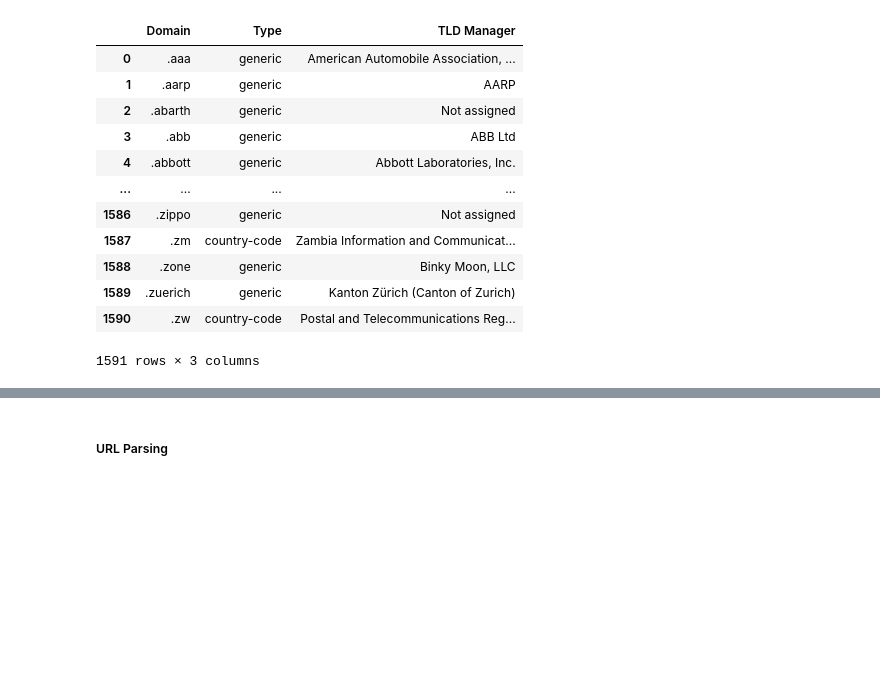
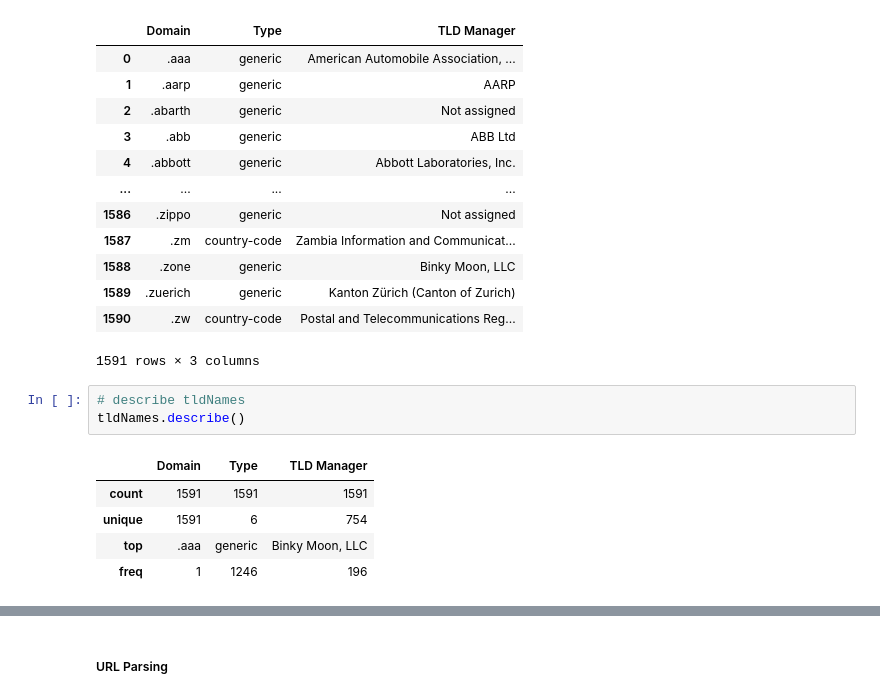
Before and after one commit to mdgarber/DetectPhishURL, a Jupyter notebook: DetectPhishURL/notebooks/detectPhishUrl.ipynb, the cells around one changed output, grey strips where cells are left out. Cells and saved outputs as stored; diff of their text form; blank space fills up the shorter version.

```diff
--- a/DetectPhishURL/notebooks/detectPhishUrl.ipynb
+++ b/DetectPhishURL/notebooks/detectPhishUrl.ipynb
@@ -250,3 +250,12 @@ tldNames
 | 1589 | .zuerich | generic | Kanton Zürich (Canton of Zurich) |
 | 1590 | .zw | country-code | Postal and Telecommunications Reg... |
 1591 rows × 3 columns
+# %%
+# describe tldNames
+tldNames.describe()
+# %% [output]
+|  | Domain | Type | TLD Manager |
+| count | 1591 | 1591 | 1591 |
+| unique | 1591 | 6 | 754 |
+| top | .aaa | generic | Binky Moon, LLC |
+| freq | 1 | 1246 | 196 |
```
Also changed, not shown: parts of 14 cells of this notebook.
